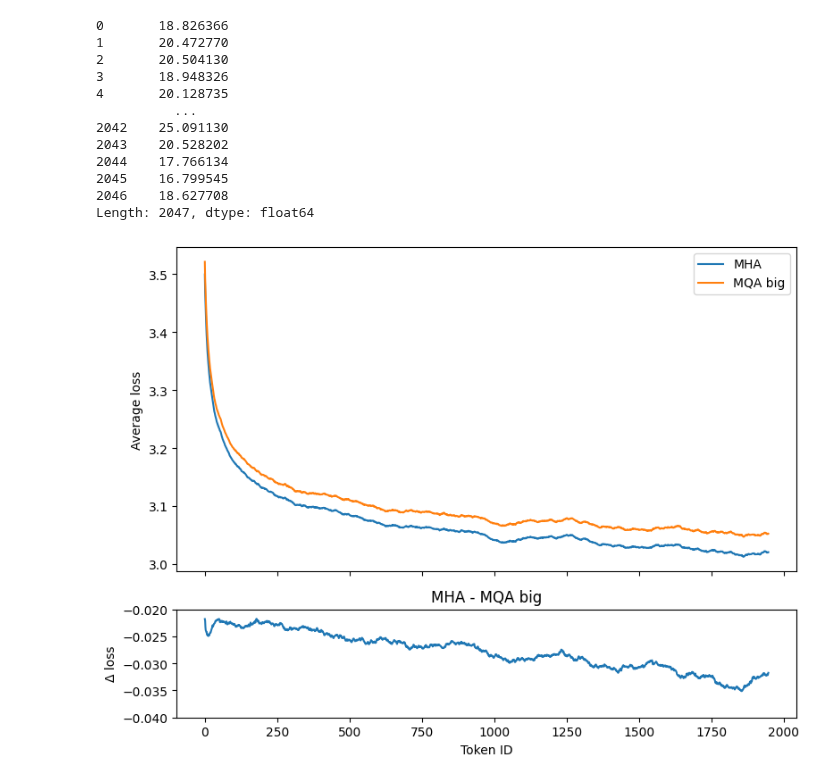
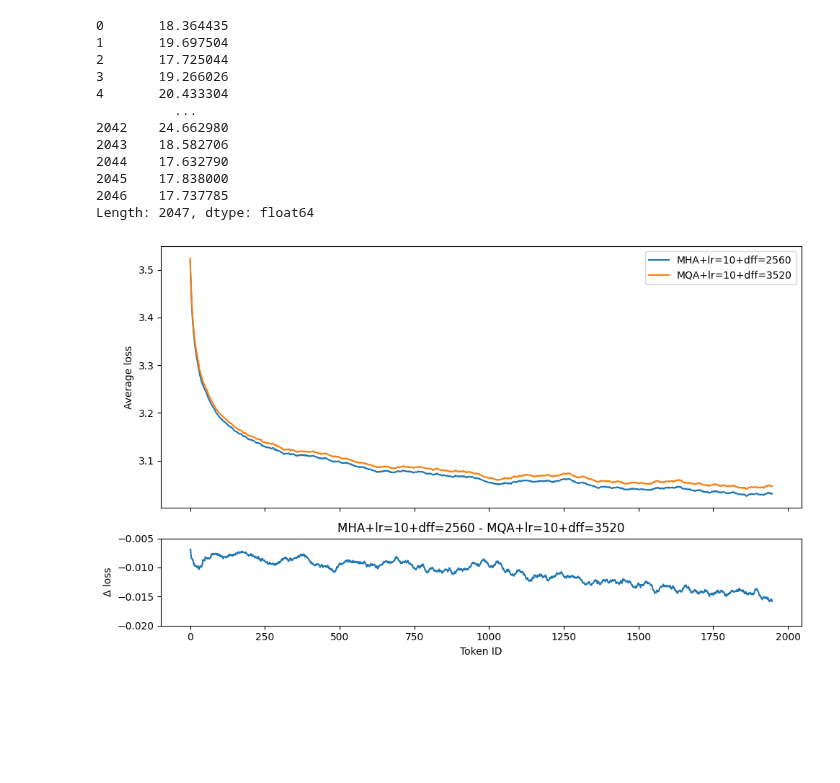
Before and after one commit to llm-random/nano, a Jupyter notebook: jupyter_notebooks/ctx_scl_dataexp.ipynb, the cells around one changed output. Saved outputs shown, nothing was run; the diff lists cells and outputs as text; code cells hidden in the pictures; blank space fills up the shorter version.

```diff
--- a/jupyter_notebooks/ctx_scl_dataexp.ipynb
+++ b/jupyter_notebooks/ctx_scl_dataexp.ipynb
@@ -2,9 +3,21 @@
 import pandas as pd
 # %%
-MHA_PATH = "../MHA_fwe.csv"
-MQA_PATH = "../MQA_3520_fwe.csv"
-label1 = "MHA"
-label2 = "MQA big"
+grid_folder = "/home/janek/Downloads/lr_grid/csvs"
+
+filename1 = "dmodel=1024+kv_heads=16+dff=2560+learning_rate=10+model_seed=123+data_seed=123.csv"
+label1 = "MHA+lr=10+dff=2560"
+
+filename2 = "dmodel=1024+kv_heads=1+dff=3520+learning_rate=10+model_seed=123+data_seed=123.csv"
+label2 = "MQA+lr=10+dff=3520"
+
+# filename1 = "dmodel=1024+kv_heads=1+dff=3840+learning_rate=12+model_seed=123+data_seed=123.csv"
+# label1 = "MQA+lr=12+dff=3840"
+
+# filename1 = "dmodel=1024+kv_heads=1+dff=3840+learning_rate=11+model_seed=123+data_seed=123.csv"
+# label1 = "MQA+lr=11+dff=3840"
+
+MHA_PATH = os.path.join(grid_folder, filename1)
+MQA_PATH = os.path.join(grid_folder, filename2)
 df_mha = pd.read_csv(MHA_PATH)
 df_mqa = pd.read_csv(MQA_PATH)
 # %%
@@ -57,17 +70,17 @@ plt.show()
 # %%
 df_mha.max()
 # %% [output]
-0       18.826366
-1       20.472770
-2       20.504130
-3       18.948326
-4       20.128735
+0       18.364435
+1       19.697504
+2       17.725044
+3       19.266026
+4       20.433304
           ...
-2042    25.091130
-2043    20.528202
-2044    17.766134
-2045    16.799545
-2046    18.627708
+2042    24.662980
+2043    18.582706
+2044    17.632790
+2045    17.838000
+2046    17.737785
 Length: 2047, dtype: float64
 # %%
 import numpy as np
@@ -96,7 +109,8 @@ def plot_avg_loss_vs_token_id_with_diff(
     head_trim=0,
     tail_trim=0,
     drop_outliers=0.0,
-    botlim=None
+    ylim=None,
+    figsize=(10, 6),
 ):
     """
     df1, df2: pandas DataFrames of shape (num_rows, seq_len)
@@ -123,7 +137,7 @@ def plot_avg_loss_vs_token_id_with_diff(
     token_ids = np.arange(len(avg1)) + head_trim
 
     fig, (ax_top, ax_bot) = plt.subplots(
-        2, 1, figsize=(8, 6), sharex=True, gridspec_kw={"height_ratios": [3, 1]}
+        2, 1, figsize=figsize, sharex=True, gridspec_kw={"height_ratios": [3, 1]}
     )
 
     # top: both models
@@ -138,22 +152,24 @@ def plot_avg_loss_vs_token_id_with_diff(
     ax_bot.plot(token_ids, diff, label=f"{label1} − {label2}")
     ax_bot.set_xlabel("Token ID")
     ax_bot.set_ylabel("Δ loss")
-    if botlim is not None:
-        ax_bot.set_ylim(botlim)
+    if ylim is not None:
+        ax_bot.set_ylim(ylim)
 
     plt.tight_layout()
     plt.show()
 # %%
 plot_avg_loss_vs_token_id_with_diff(
     df1=df_mha,
     df2=df_mqa,
     label1=label1,
     label2=label2,
     head_trim=0,
     tail_trim=0,
     smoothing=100,
     drop_outliers=0.0,
-    botlim=(-0.04, -0.02)
+    ylim=(-0.02, -0.005),
+    # ylim=(-0.035, -0.02),
+    figsize=(10, 6),
 )
 # %% [output]
-[figure, old version]
+[figure, new version]
```
Also changed, not shown: parts of 4 cells of this notebook, 2 other files.
